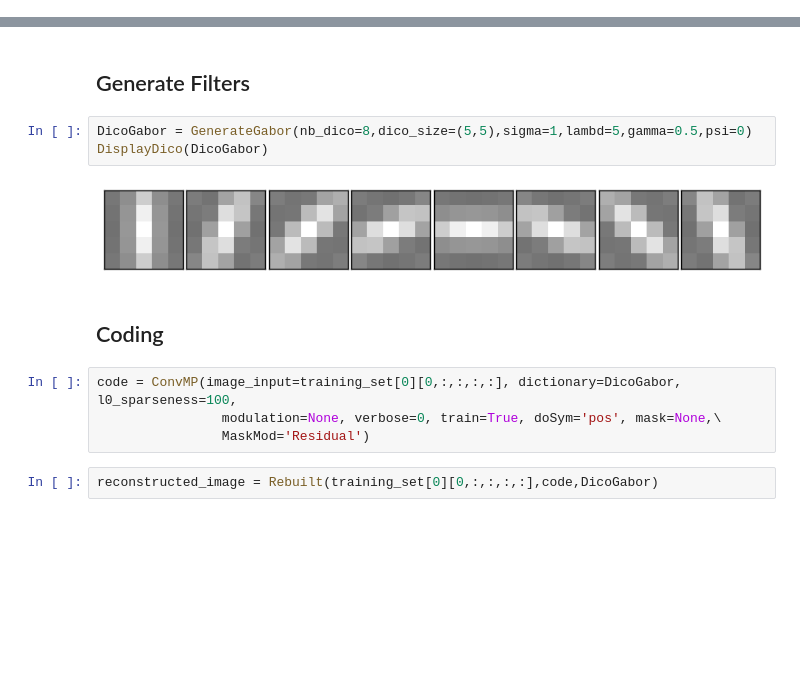
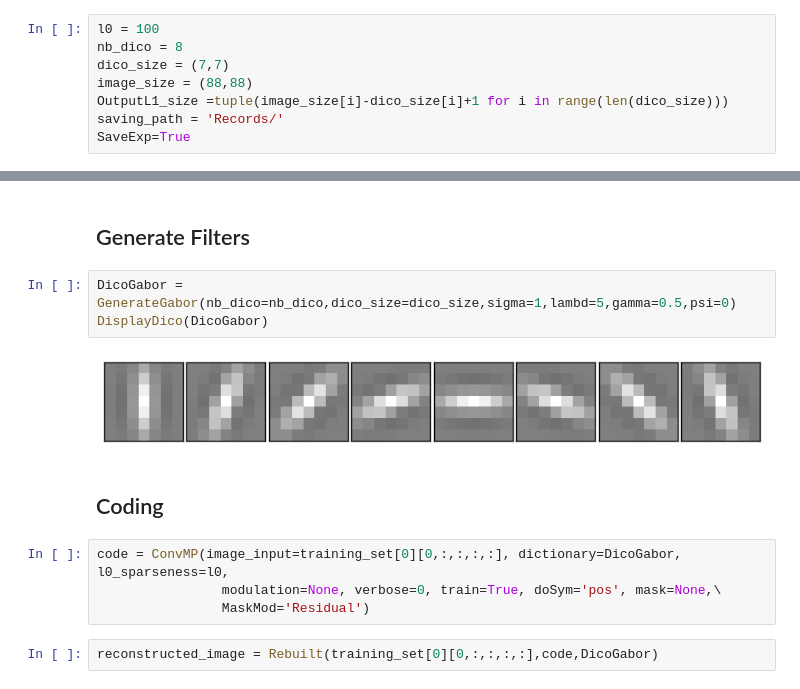
Before and after one commit to VictorBoutin/CHAMP, a Jupyter notebook: Probe/Coding.With.CHAMP.FaceBase.ipynb, the cells around one changed output, grey strips where cells are left out. Saved outputs shown, nothing was run; the diff lists cells and outputs as text; blank space fills up the shorter version.

```diff
--- a/Probe/Coding.With.CHAMP.FaceBase.ipynb
+++ b/Probe/Coding.With.CHAMP.FaceBase.ipynb
@@ -15,3 +19,11 @@ home = os.getenv('HOME')
+# %%
+l0 = 100
+nb_dico = 8
+dico_size = (7,7)
+image_size = (88,88)
+OutputL1_size =tuple(image_size[i]-dico_size[i]+1 for i in range(len(dico_size)))
+saving_path = 'Records/'
+SaveExp=True
 # %% [markdown]
 # On Face DataBase
 # %% [markdown]
@@ -31,14 +43,14 @@ plot = plt.imshow(training_set[0][0,0,0,:,:].numpy(),cmap='gray')
 # %% [markdown]
 ## Generate Filters
 # %%
-DicoGabor = GenerateGabor(nb_dico=8,dico_size=(5,5),sigma=1,lambd=5,gamma=0.5,psi=0)
+DicoGabor = GenerateGabor(nb_dico=nb_dico,dico_size=dico_size,sigma=1,lambd=5,gamma=0.5,psi=0)
 DisplayDico(DicoGabor)
 # %% [output]
-[figure, old version]
+[figure, new version]
 # %% [markdown]
 ## Coding
 # %%
-code = ConvMP(image_input=training_set[0][0,:,:,:,:], dictionary=DicoGabor, l0_sparseness=100,
+code = ConvMP(image_input=training_set[0][0,:,:,:,:], dictionary=DicoGabor, l0_sparseness=l0,
                 modulation=None, verbose=0, train=True, doSym='pos', mask=None,\
                 MaskMod='Residual')
 # %%
```
Also changed, not shown: parts of 17 cells of this notebook, 8 other files.
